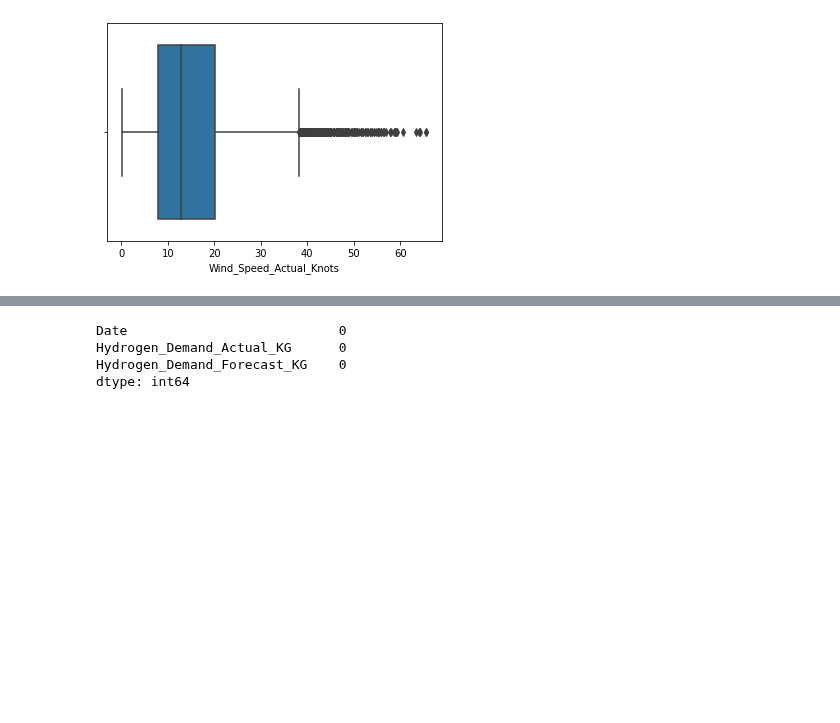
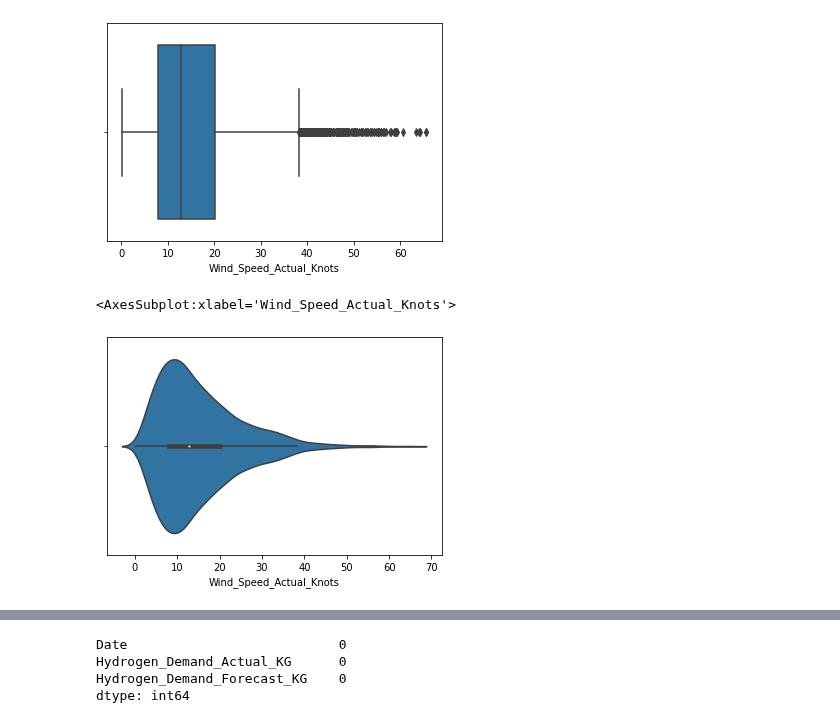
Before and after one commit to AmeerAliSaleem/dig_data_shell_project, a Jupyter notebook: DigData_Shell_Project.ipynb, the cells around one changed output, grey strips where cells are left out. Drawn from its saved outputs; the diff is of its cells as text; code cells hidden in the pictures; blank space fills up the shorter version.

```diff
--- a/DigData_Shell_Project.ipynb
+++ b/DigData_Shell_Project.ipynb
@@ -99,4 +100,9 @@ sns.boxplot(x=hourly.iloc[:,1])
 # %% [output]
 <AxesSubplot:xlabel='Wind_Speed_Actual_Knots'>
 [figure]
+# %%
+sns.violinplot(x=hourly.iloc[:,1])
+# %% [output]
+<AxesSubplot:xlabel='Wind_Speed_Actual_Knots'>
+[figure, added]
 # %%
```
Also changed, not shown: parts of 16 cells of this notebook.
